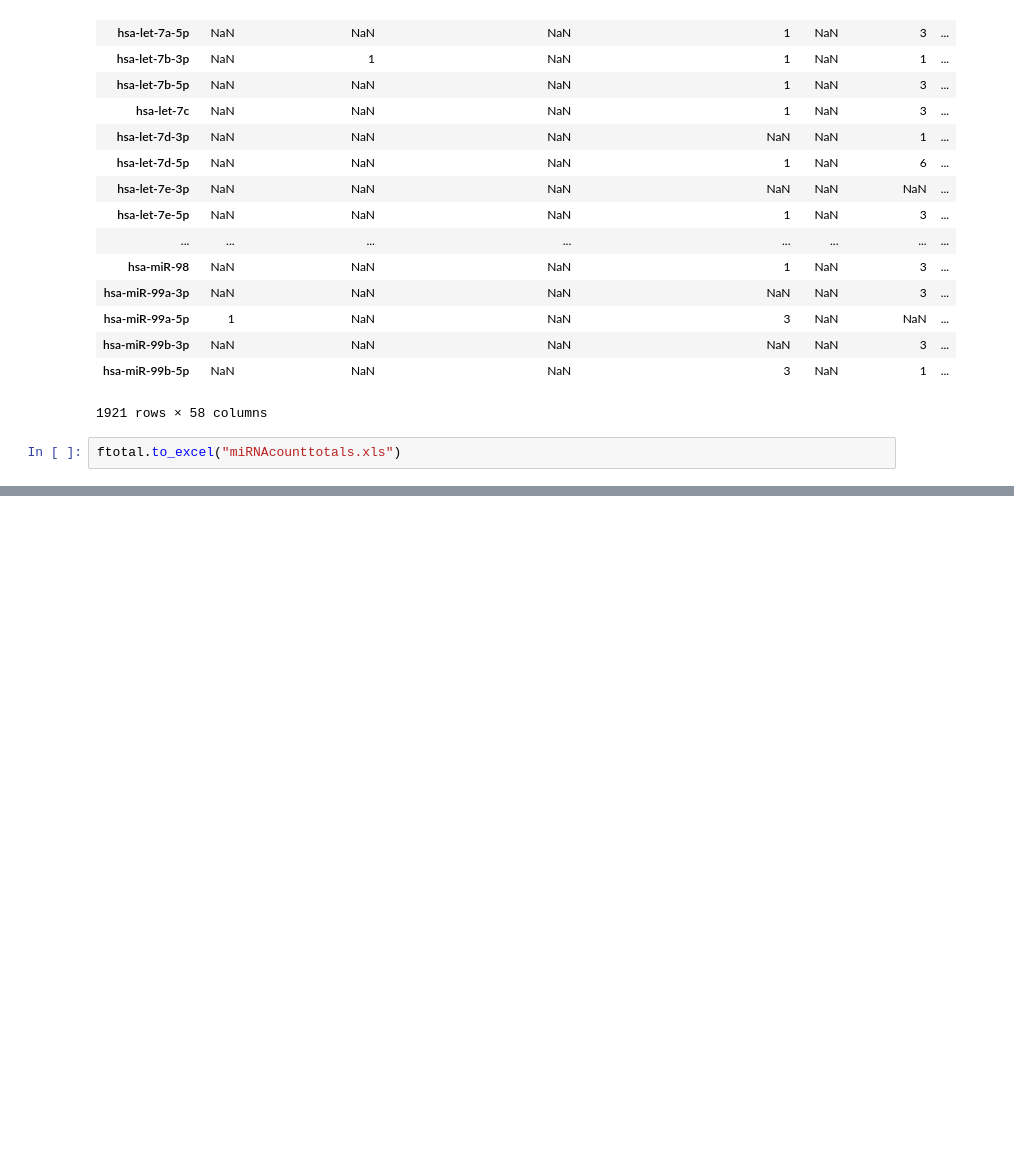
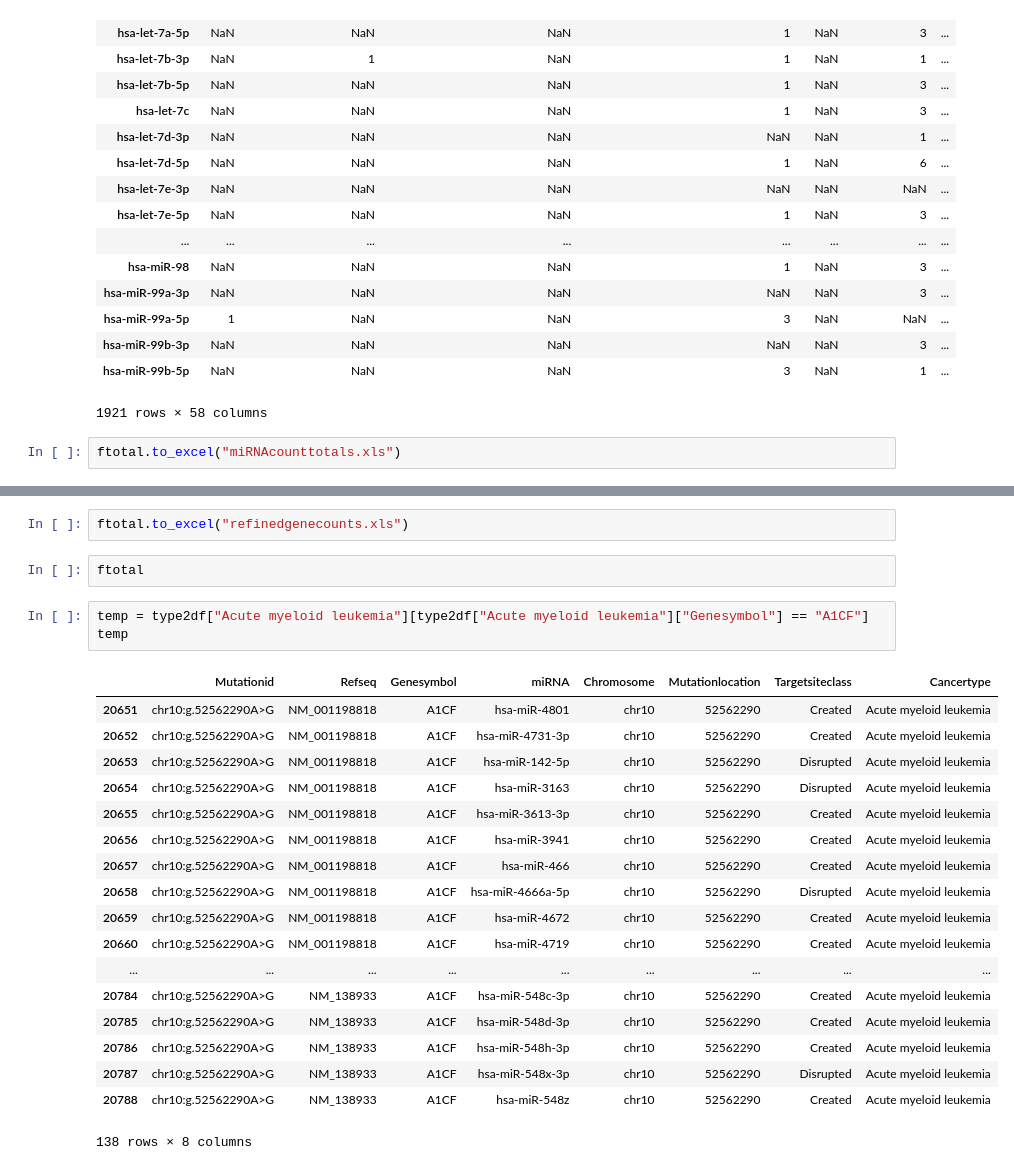
Before and after one commit to choyichen/tcga-mir-rewire, a Jupyter notebook: hw9/hw9.ipynb, the cells around one changed output, grey strips where cells are left out. Drawn from its saved outputs; the diff is of its cells as text; blank space fills up the shorter version.

```diff
--- a/hw9/hw9.ipynb
+++ b/hw9/hw9.ipynb
@@ -504,0 +676,26 @@ ftotal.to_excel("miRNAcounttotals.xls")
+# %%
+ftotal.to_excel("refinedgenecounts.xls")
+# %%
+ftotal
+# %%
+temp = type2df["Acute myeloid leukemia"][type2df["Acute myeloid leukemia"]["Genesymbol"] == "A1CF"]
+temp
+# %% [output]
+|  | Mutationid | Refseq | Genesymbol | miRNA | Chromosome | Mutationlocation | Targetsiteclass | Cancertype |
+| 20651 | chr10:g.52562290A>G | NM_001198818 | A1CF | hsa-miR-4801 | chr10 | 52562290 | Created | Acute myeloid leukemia |
+| 20652 | chr10:g.52562290A>G | NM_001198818 | A1CF | hsa-miR-4731-3p | chr10 | 52562290 | Created | Acute myeloid leukemia |
+| 20653 | chr10:g.52562290A>G | NM_001198818 | A1CF | hsa-miR-142-5p | chr10 | 52562290 | Disrupted | Acute myeloid leukemia |
+| 20654 | chr10:g.52562290A>G | NM_001198818 | A1CF | hsa-miR-3163 | chr10 | 52562290 | Disrupted | Acute myeloid leukemia |
+| 20655 | chr10:g.52562290A>G | NM_001198818 | A1CF | hsa-miR-3613-3p | chr10 | 52562290 | Created | Acute myeloid leukemia |
+| 20656 | chr10:g.52562290A>G | NM_001198818 | A1CF | hsa-miR-3941 | chr10 | 52562290 | Created | Acute myeloid leukemia |
+| 20657 | chr10:g.52562290A>G | NM_001198818 | A1CF | hsa-miR-466 | chr10 | 52562290 | Created | Acute myeloid leukemia |
+| 20658 | chr10:g.52562290A>G | NM_001198818 | A1CF | hsa-miR-4666a-5p | chr10 | 52562290 | Disrupted | Acute myeloid leukemia |
+| 20659 | chr10:g.52562290A>G | NM_001198818 | A1CF | hsa-miR-4672 | chr10 | 52562290 | Created | Acute myeloid leukemia |
+| 20660 | chr10:g.52562290A>G | NM_001198818 | A1CF | hsa-miR-4719 | chr10 | 52562290 | Created | Acute myeloid leukemia |
+| ... | ... | ... | ... | ... | ... | ... | ... | ... |
+| 20784 | chr10:g.52562290A>G | NM_138933 | A1CF | hsa-miR-548c-3p | chr10 | 52562290 | Created | Acute myeloid leukemia |
+| 20785 | chr10:g.52562290A>G | NM_138933 | A1CF | hsa-miR-548d-3p | chr10 | 52562290 | Created | Acute myeloid leukemia |
+| 20786 | chr10:g.52562290A>G | NM_138933 | A1CF | hsa-miR-548h-3p | chr10 | 52562290 | Created | Acute myeloid leukemia |
+| 20787 | chr10:g.52562290A>G | NM_138933 | A1CF | hsa-miR-548x-3p | chr10 | 52562290 | Disrupted | Acute myeloid leukemia |
+| 20788 | chr10:g.52562290A>G | NM_138933 | A1CF | hsa-miR-548z | chr10 | 52562290 | Created | Acute myeloid leukemia |
+138 rows × 8 columns
```
Also changed, not shown: parts of 26 cells of this notebook, 16 other files.
